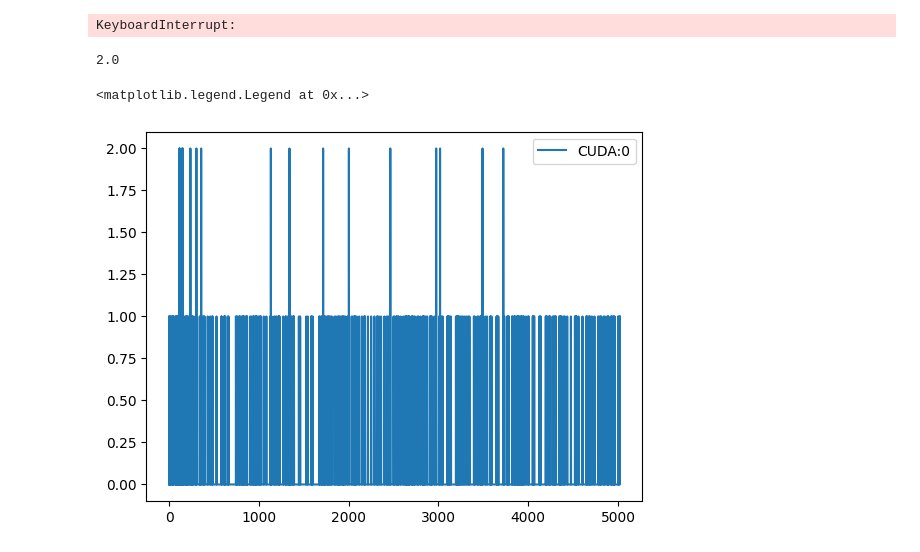
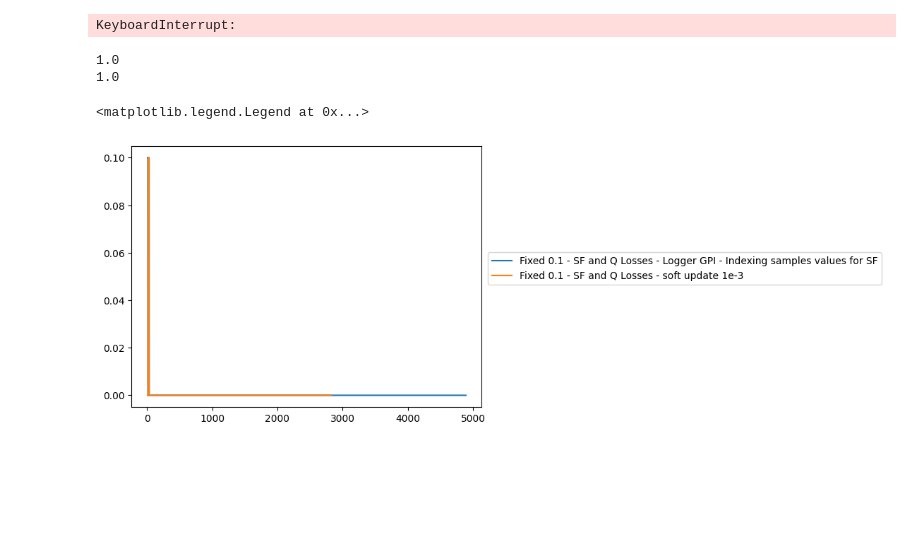
Before and after one commit to okgarces/supervised_phi_successor_features, a Jupyter notebook: carvalho2023.ipynb, the cells around one changed output. Cells and saved outputs as stored; diff of their text form; code cells hidden in the pictures; blank space fills up the shorter version.

```diff
--- a/carvalho2023.ipynb
+++ b/carvalho2023.ipynb
@@ -37,7 +449,7 @@ import random
 import torch.functional as F
 
 
-device = 'cuda:0'
+device = 'cpu'
 # %%
 from collections import deque
 
@@ -1955,23 +2383,48 @@ dummy_env.close()
 # %%
 # Plot list of rewards from list
 import matplotlib.pyplot as plt
 
 results_paths = [
-    # ('22 Aug 2023 - 1', 'results/source_performance_22_Aug_2023_00_38_35.csv'),
-    # ('22 Aug 2023 - 2', 'results/source_performance_22_Aug_2023_00_31_06.csv'),
-    # ('After errors', 'results/source_performance_22_Aug_2023_05_53_58.csv'),
-    ('CUDA:0', 'results/source_performance_22_Aug_2023_06_57_31.csv'),
+    # ('First attempt', 'results/source_performance_22_Aug_2023_06_57_31.csv'),
+    # ('Attempt_no_reset', 'results/source_performance_23_Aug_2023_00_32_47.csv'),
+    # # ('LSTM_action_no_terminated', 'results/source_performance_23_Aug_2023_06_53_56.csv'),
+    # ('LSTM_action_terminated', 'results/source_performance_23_Aug_2023_07_17_45.csv'),
+    # ('Random policy', 'results/source_performance_23_Aug_2023_07_31_48.csv'),
+    # ('Exp. 1 - 1e-6', 'results/source_performance_23_Aug_2023_07_47_58.csv'),
+    # ('Exp. 1 - 1e-5 - Only Q Loss - Every 1 step update', 'results/source_performance_23_Aug_2023_12_55_56.csv'),
+    # ('Exp. 1 - 1e-5 - SF and Q losses - Every 1 step update', 'results/source_performance_23_Aug_2023_23_53_32.csv'),
+    # ('Exp. 1 - 1e-5 - SF and Q Losses - Every 1 step update - RNN initial state', 'results/source_performance_24_Aug_2023_01_18_52.csv'),
+    # ('Exp. 1 - 1e-6 - SF and Q Losses - ', 'results/source_performance_24_Aug_2023_05_18_48.csv'),
+    # ('Exp. 1 - 1e-6 - SF and Q Losses - Logger GPI', 'results/source_performance_24_Aug_2023_05_41_53.csv'),
+    # ('EXP. 1 - 1e-6 - SF and Q Losses - Logger GPI - Indexing samples values for SF', 'results/source_performance_25_Aug_2023_02_28_47.csv'),
+    # ('EXP. 1 - 1e-5 - SF and Q Losses - Logger GPI - Indexing samples values for SF', 'results/source_performance_25_Aug_2023_07_45_28.csv'),
+    # ('EXP. 1 - 9e-6 - SF and Q Losses - Logger GPI - Indexing samples values for SF', 'results/source_performance_25_Aug_2023_12_05_34.csv'),
+    ('Fixed 0.1 - SF and Q Losses - Logger GPI - Indexing samples values for SF', 'results/source_performance_25_Aug_2023_14_52_56.csv'),
+    ('Fixed 0.1 - SF and Q Losses - soft update 1e-3', 'results/source_performance_26_Aug_2023_03_51_29.csv'),
 ]
+
+legends = []
+
+data_idx = 1
+window_ewm = 10
 
 fig, ax = plt.subplots()
 
 for k, path in results_paths:
     data = pd.DataFrame(np.loadtxt(path, delimiter=','))
-    # data[1].ewm(1).mean().plot(legend=True)
-    data[1].plot(legend=True)
-    print(data[1].max())
-ax.legend([name for name, _ in results_paths])
+
+    # Do not print if no data at index idx
+    if data.shape[1] < data_idx + 1:
+        continue
+
+    # data[data_idx].ewm(window_ewm).mean().plot(legend=True)
+    data[data_idx].rolling(window=window_ewm).mean().plot(legend=True)
+    print(data[data_idx].max())
+    legends.append(k) # Append name
+    # data[1].plot(legend=True)
+ax.legend(legends, loc="lower center", bbox_to_anchor=(1.58,0.45))
 # %% [output]
-2.0
+1.0
+1.0
 <matplotlib.legend.Legend at 0x...>
-[figure, old version]
+[figure, new version]
```
Also changed, not shown: parts of 10 cells of this notebook.
